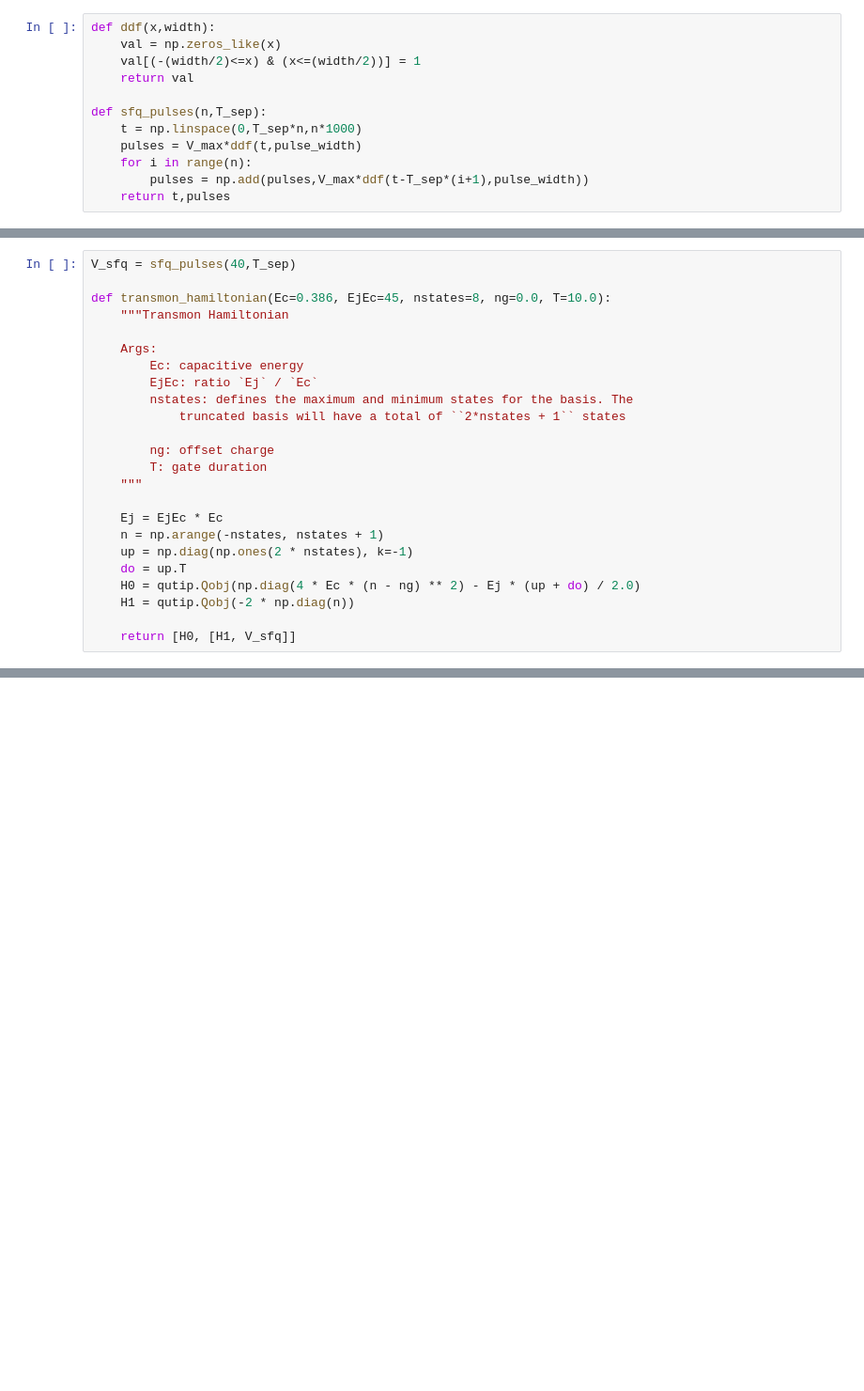
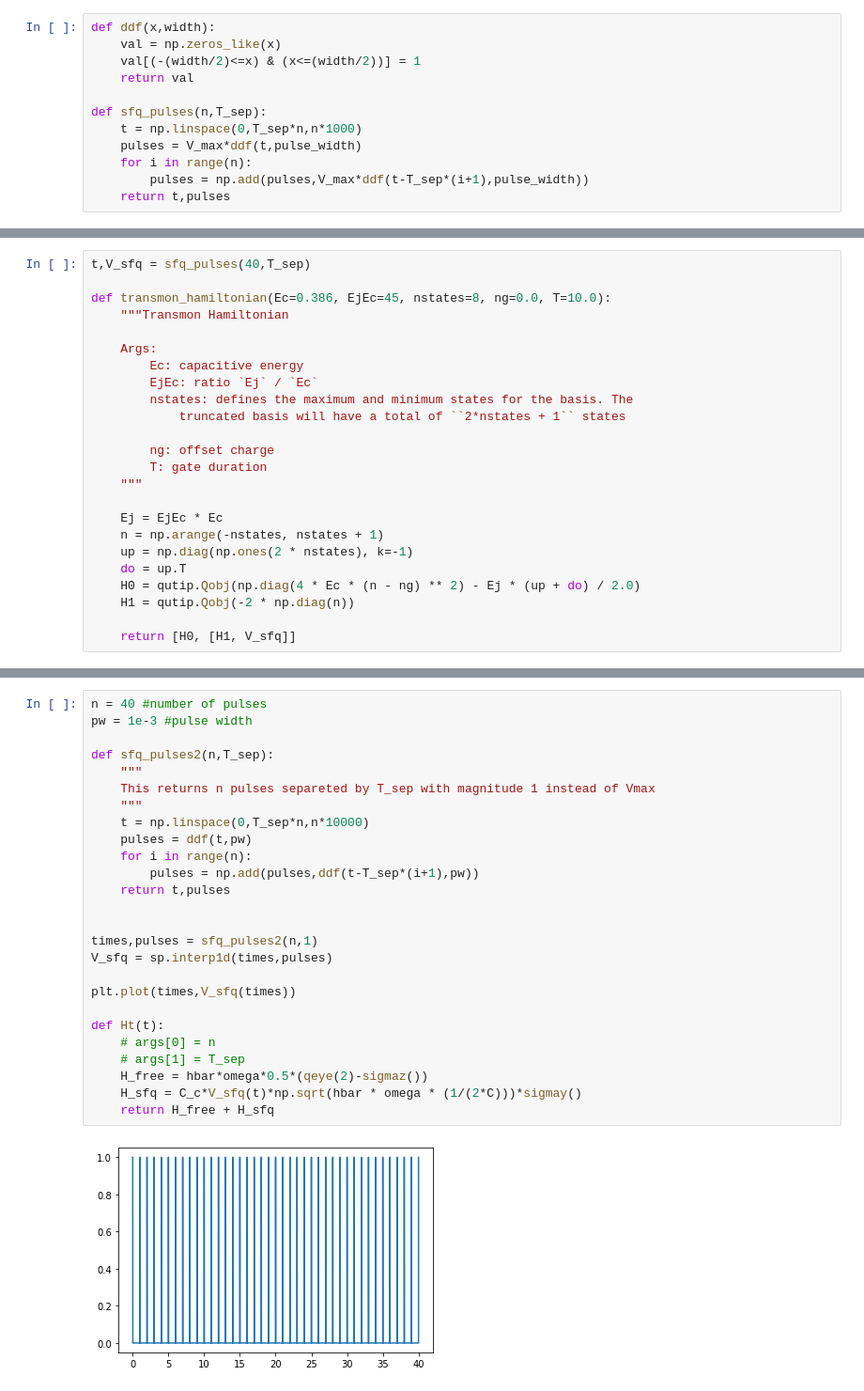
Before and after one commit to LeonG69/MRes, a Jupyter notebook: testing.ipynb, the cells around one changed output, grey strips where cells are left out. Shown: that part at 94% size. Saved outputs shown, nothing was run; the diff lists cells and outputs as text; blank space fills up the shorter version.

```diff
--- a/testing.ipynb
+++ b/testing.ipynb
@@ -37,5 +40,5 @@ plt.plot(t,pulses)
 # %%
-V_sfq = sfq_pulses(40,T_sep)
+t,V_sfq = sfq_pulses(40,T_sep)
 
 def transmon_hamiltonian(Ec=0.386, EjEc=45, nstates=8, ng=0.0, T=10.0):
     """Transmon Hamiltonian
@@ -60,0 +80,28 @@ def transmon_hamiltonian(Ec=0.386, EjEc=45, nstates=8, ng=0.0, T=10.0):
+# %%
+n = 40 #number of pulses
+pw = 1e-3 #pulse width
+
+def sfq_pulses2(n,T_sep):
+    """
+    This returns n pulses separeted by T_sep with magnitude 1 instead of Vmax
+    """
+    t = np.linspace(0,T_sep*n,n*10000)
+    pulses = ddf(t,pw)
+    for i in range(n):
+        pulses = np.add(pulses,ddf(t-T_sep*(i+1),pw))
+    return t,pulses
+
+
+times,pulses = sfq_pulses2(n,1)
+V_sfq = sp.interp1d(times,pulses)
+
+plt.plot(times,V_sfq(times))
+
+def Ht(t):
+    # args[0] = n
+    # args[1] = T_sep
+    H_free = hbar*omega*0.5*(qeye(2)-sigmaz())
+    H_sfq = C_c*V_sfq(t)*np.sqrt(hbar * omega * (1/(2*C)))*sigmay()
+    return H_free + H_sfq
+# %% [output]
+[figure, added]
```
Also changed, not shown: parts of 6 cells of this notebook.
